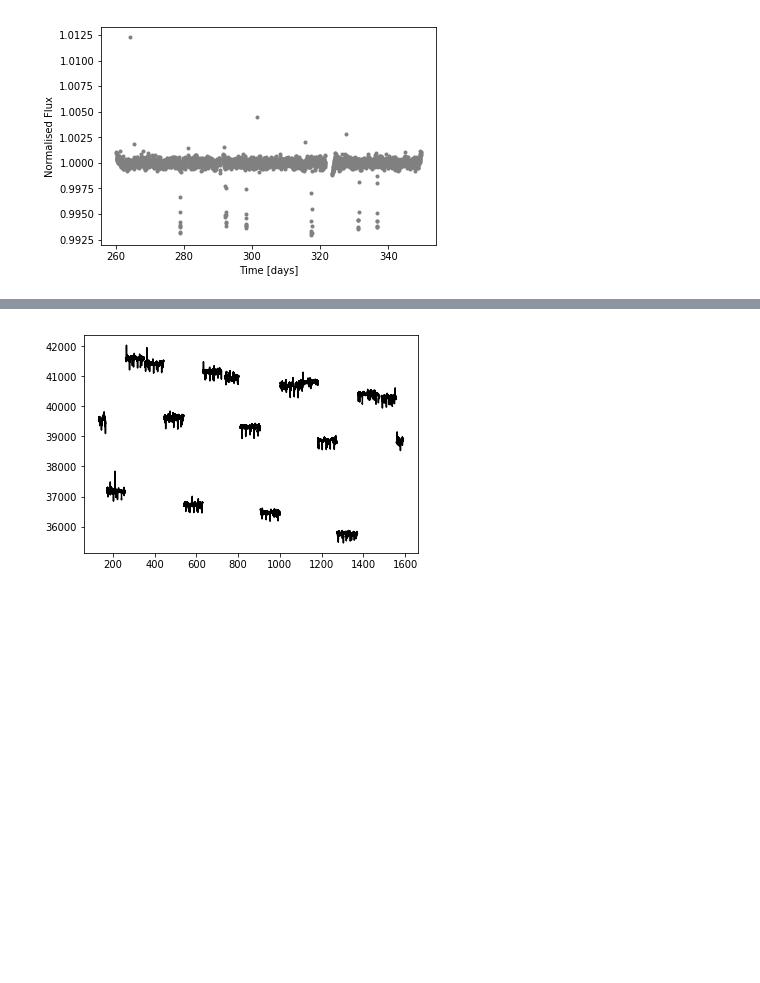
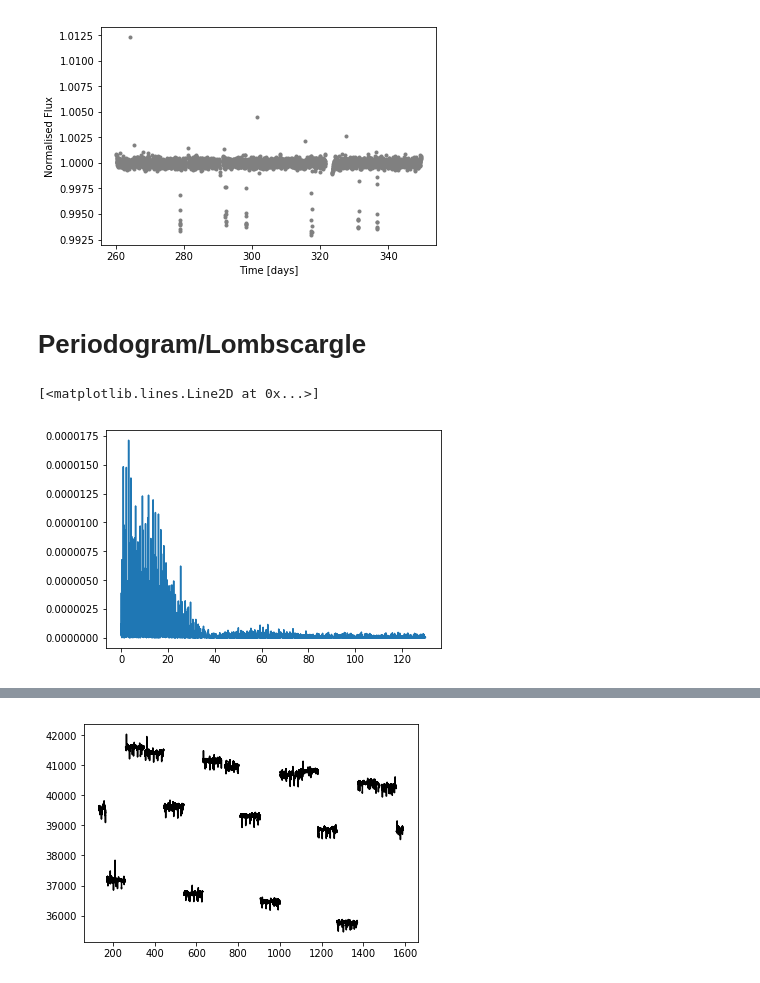
Before and after one commit to nathanmeagher/PH30116, a Jupyter notebook: COURSEWORK.ipynb, the cells around one changed output, grey strips where cells are left out. Cells and saved outputs as stored; diff of their text form; code cells hidden in the pictures; blank space fills up the shorter version.

```diff
--- a/COURSEWORK.ipynb
+++ b/COURSEWORK.ipynb
@@ -427,14 +375,14 @@ e_nofilter = object_1[1].data['PDCSAP_FLUX_ERR'] #point source flux error
 
 #Applying a mask filter to remove nan points
 
-nonan = ~np.isnan(f)
+nonan = ~np.isnan(f_nofilter)
 t1 = t_nofilter[nonan]
 f1 = f_nofilter[nonan]
 e1 = e_nofilter[nonan]
 # %%
 #kernel_size is the size of the window over which the median is calculated
 
-medfil = medfilt(f1, kernel_size=109) #talk about why i chose median filter and the kernel size
+medfil = medfilt(f1, kernel_size=51) #talk about why i chose median filter and the kernel size
 
 pylab.plot(t1, f1, c='k', ls='None', marker='.', label='Data')
 pylab.plot(t1, medfil, ls='--', c='r', label='Median Filter')
@@ -457,3 +405,14 @@ pylab.ylabel('Normalised Flux')
 # %% [output]
 Text(0,0.5,'Normalised Flux')
 [figure]
+# %% [markdown]
+# Periodogram/Lombscargle
+# %%
+freq = np.linspace(1/130,130, 13000)
+
+lomb = scipy.signal.lombscargle(t1, flux_normalised, freq, precenter= True)
+
+pylab.plot(freq, lomb)
+# %% [output]
+[<matplotlib.lines.Line2D at 0x...>]
+[figure, added]
```
Also changed, not shown: parts of 28 cells of this notebook, 4 other files.
